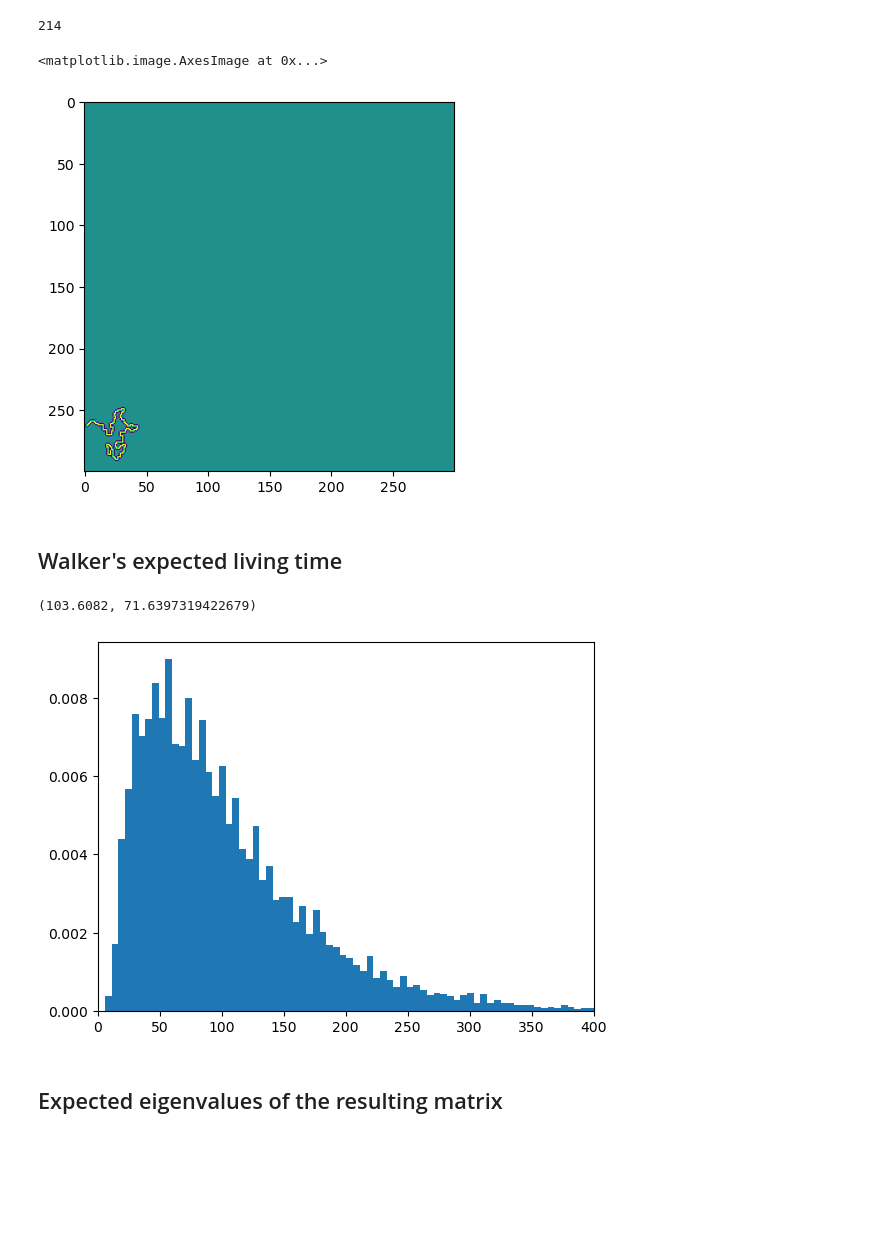
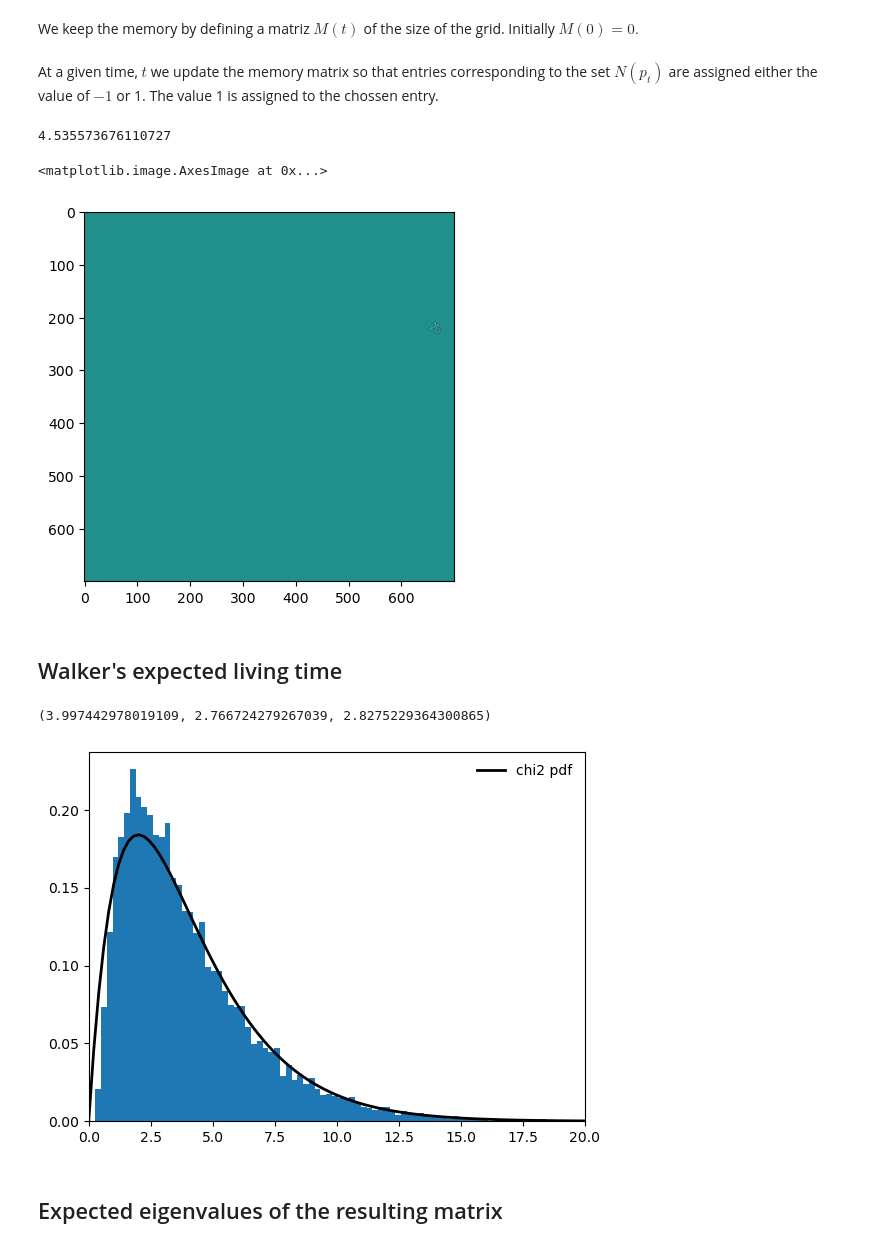
Before and after one commit to arangogithub/stochastics, a Jupyter notebook: sparseRandomMatrix.ipynb, the cells around one changed output. Cells and saved outputs as stored; diff of their text form; code cells hidden in the pictures; blank space fills up the shorter version.

```diff
--- a/sparseRandomMatrix.ipynb
+++ b/sparseRandomMatrix.ipynb
@@ -15,51 +20,66 @@ Entries considered in a previous move cannot be considered in future steps. It m
+# %% [markdown]
+We keep the memory  by defining a matriz $M(t)$ of the size of the grid. Initially $M(0)= 0.$
 # %%
-def neigh(entry, mtx):
+def neighboring(entry, mtx):
+    """  It defines de neighboring points $N(p_t)$ of an entry $p_t$.
+    The memory matrix mtx must vanishes at any entry corresponding to a
+    neighboring point """
+
     i, j = entry[0], entry[1]
-    poolB = [(i-1,j), (i+1, j), (i, j-1), (i, j+1)]
-    pool = [q for  q in poolB if cond(q[0]) and cond(q[1]) and mtx[q[0], q[1]]== 0 ]
-    return pool
+    pool = [(i-1,j), (i+1, j), (i, j-1), (i, j+1)]
+    return [q for  q in pool if cond(q[0]) and cond(q[1]) and mtx[q[0], q[1]]== 0 ]
+# %% [markdown]
+At a given time,  $t$ we update the memory matrix so that   entries corresponding to the set   $N(p_t)$ are assigned either the value of $-1$ or 1. The value 1 is assigned to the chossen entry.
 # %%
-size = 300
+size = 700
 def matrixConstructor():
+    """ At any step the memory matrix is updated"""
     mtx = np.reshape(np.zeros(size*size), (size,size))
     p = (random.choice(range(size)),  random.choice(range(size)))
     mtx[p] = 1
     counter = 1
-    while len(neigh(p, mtx))>0:
-        pool = neigh(p, mtx)
+    while len(neighboring(p, mtx))>0:
+        pool = neighboring(p, mtx)
         for q in pool: mtx[q]= -1
         q = random.choice(pool)
         mtx[q] = 1
         p = q
         counter += 1
-    return (mtx, counter)
+    return (mtx, counter/np.sqrt(size))
 # %%
 mtx, steps = matrixConstructor()
 steps
 # %% [output]
-214
+4.535573676110727
 # %%
 plt.imshow(mtx)
 # %% [output]
 <matplotlib.image.AxesImage at 0x...>
-[figure, old version]
+[figure, new version]
 # %% [markdown]
 ## Walker's expected living time
 # %%
-samplingSize = 20000
+samplingSize = 25000
 lvnT = []
 for k in range(samplingSize): lvnT.append(matrixConstructor()[1])
 # %%
-(np.mean(lvnT), np.std(lvnT))
+(np.mean(lvnT), np.std(lvnT), np.sqrt(2*np.mean(lvnT)))
 # %% [output]
-(103.6082, 71.6397319422679)
+(3.997442978019109, 2.766724279267039, 2.8275229364300865)
+# %%
+from scipy.stats import chi2
+rv = chi2(4)
+x = np.linspace(0, 20, 100)
+#ax.plot(xx, rv.pdf(x), 'k-', lw=2, label='frozen pdf')
 # %%
-plt.hist(lvnT,bins = 150, density=True)
-plt.xlim(0, 400)
+plt.hist(lvnT,bins = 120, density=True)
+plt.xlim(0, 20)
+plt.plot(x, rv.pdf(x), 'k-', lw=2,  label='chi2 pdf')
 #plt.grid(True)
+plt.legend(loc='best', frameon=False)
 plt.show()
 # %% [output]
-[figure, old version]
+[figure, new version]
 # %% [markdown]
 ## Expected eigenvalues of the resulting matrix
 # %%
```
Also changed, not shown: parts of 5 cells of this notebook.
